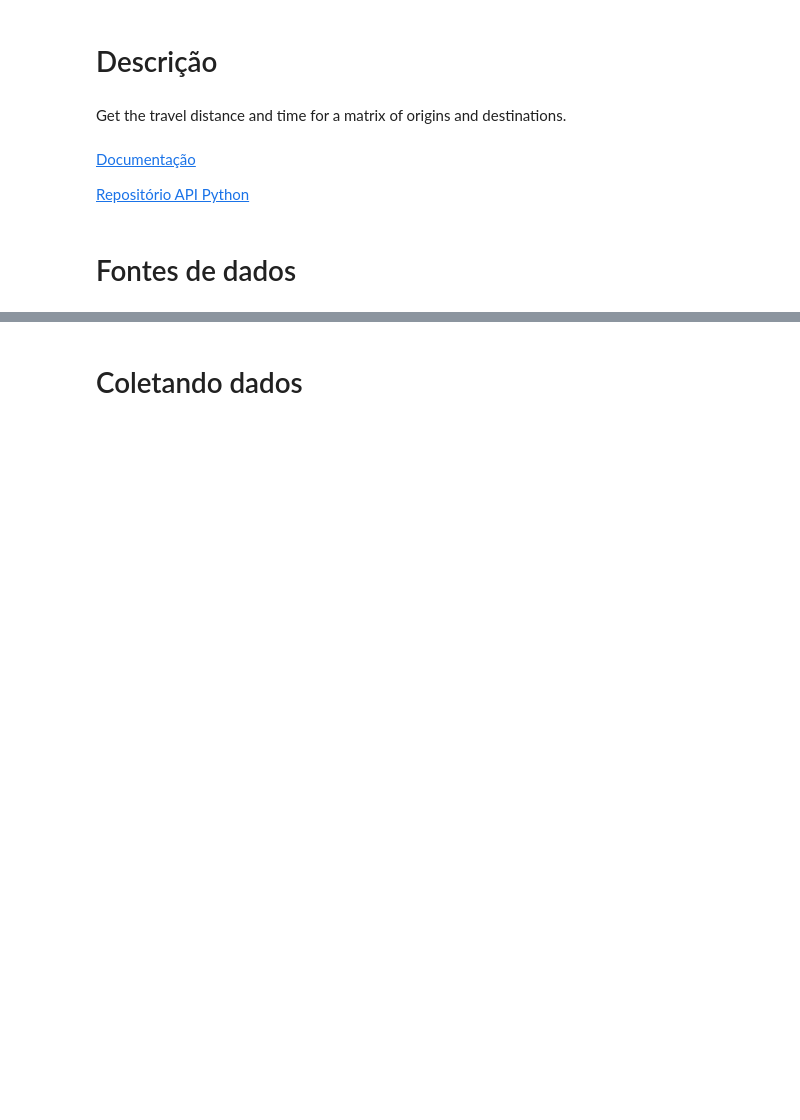
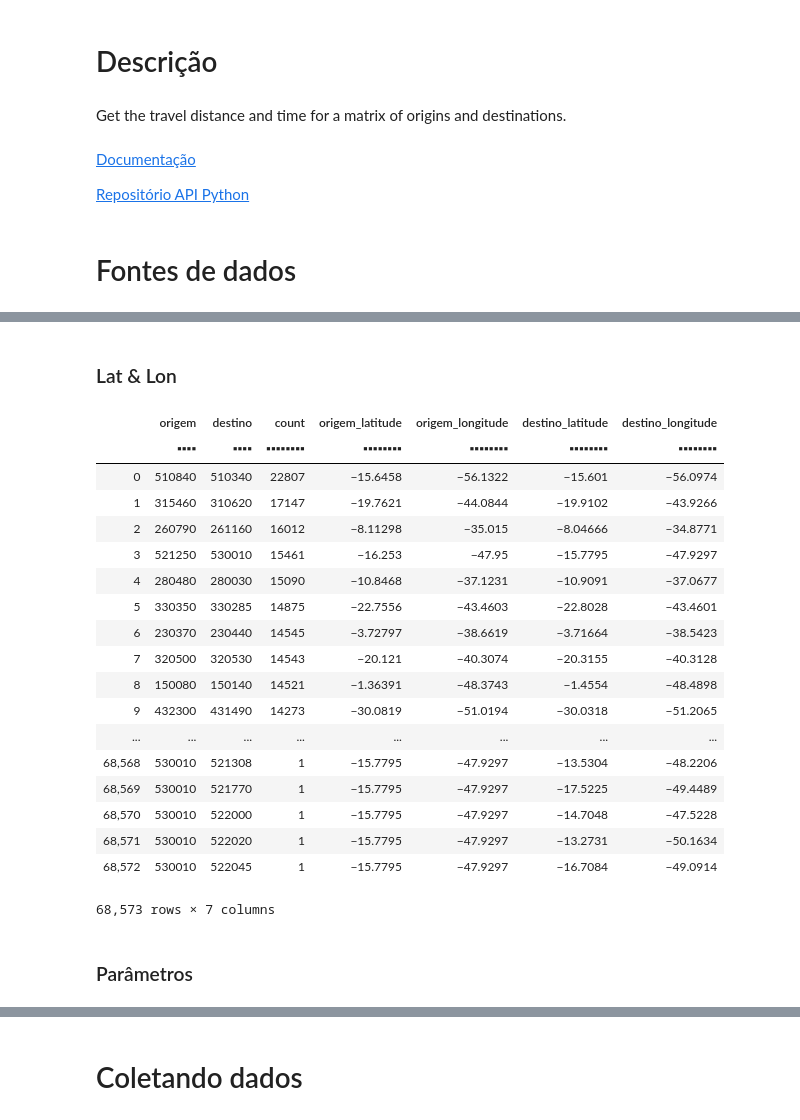
Before and after one commit to lucaslopes/gestantes, a Jupyter notebook: sections/database_gmaps.ipynb, the cells around one changed output, grey strips where cells are left out. Cells and saved outputs as stored; diff of their text form; code cells hidden in the pictures; blank space fills up the shorter version.

```diff
--- a/sections/database_gmaps.ipynb
+++ b/sections/database_gmaps.ipynb
@@ -74,0 +58,5 @@ df_route
+# %%
+cols_sih = {
+  'cod_municipio': 'origem',
+  'hosp_cod_municipio': 'destino',
+}
@@ -74,0 +65,10 @@ df_route
+# %%
+path_sih = get_path('SIH', 'sih.jay')
+df_sih = dt.fread(path_sih, columns=cols_sih)
+df_sih.names = cols_sih
+df_sih = df_sih[:, list(cols_sih.values())]
+df_sih = df_sih[f.origem != f.destino, :]
+df_sih['count'] = 1
+df_sih = df_sih[:, dt.sum(f.count), by('origem', 'destino')]
+df_sih = df_sih.sort(-f.count)
+df_sih
@@ -74,0 +95,2 @@ df_route
+# %% [markdown]
+### Lat & Lon
@@ -74,0 +108,28 @@ df_route
+# %%
+df_latlon_orig = get_latlon_table_by_ref(df_munic, 'origem')
+df_latlon_dest = get_latlon_table_by_ref(df_munic, 'destino')
+df_sih = df_sih[:, :, dt.join(df_latlon_orig)]
+df_sih = df_sih[:, :, dt.join(df_latlon_dest)]
+df_sih
+# %% [output]
+|  | origem | destino | count | origem_latitude | origem_longitude | destino_latitude | destino_longitude |
+|  | ▪▪▪▪ | ▪▪▪▪ | ▪▪▪▪▪▪▪▪ | ▪▪▪▪▪▪▪▪ | ▪▪▪▪▪▪▪▪ | ▪▪▪▪▪▪▪▪ | ▪▪▪▪▪▪▪▪ |
+| 0 | 510840 | 510340 | 22807 | −15.6458 | −56.1322 | −15.601 | −56.0974 |
+| 1 | 315460 | 310620 | 17147 | −19.7621 | −44.0844 | −19.9102 | −43.9266 |
+| 2 | 260790 | 261160 | 16012 | −8.11298 | −35.015 | −8.04666 | −34.8771 |
+| 3 | 521250 | 530010 | 15461 | −16.253 | −47.95 | −15.7795 | −47.9297 |
+| 4 | 280480 | 280030 | 15090 | −10.8468 | −37.1231 | −10.9091 | −37.0677 |
+| 5 | 330350 | 330285 | 14875 | −22.7556 | −43.4603 | −22.8028 | −43.4601 |
+| 6 | 230370 | 230440 | 14545 | −3.72797 | −38.6619 | −3.71664 | −38.5423 |
+| 7 | 320500 | 320530 | 14543 | −20.121 | −40.3074 | −20.3155 | −40.3128 |
+| 8 | 150080 | 150140 | 14521 | −1.36391 | −48.3743 | −1.4554 | −48.4898 |
+| 9 | 432300 | 431490 | 14273 | −30.0819 | −51.0194 | −30.0318 | −51.2065 |
+| ... | ... | ... | ... | ... | ... | ... | ... |
+| 68,568 | 530010 | 521308 | 1 | −15.7795 | −47.9297 | −13.5304 | −48.2206 |
+| 68,569 | 530010 | 521770 | 1 | −15.7795 | −47.9297 | −17.5225 | −49.4489 |
+| 68,570 | 530010 | 522000 | 1 | −15.7795 | −47.9297 | −14.7048 | −47.5228 |
+| 68,571 | 530010 | 522020 | 1 | −15.7795 | −47.9297 | −13.2731 | −50.1634 |
+| 68,572 | 530010 | 522045 | 1 | −15.7795 | −47.9297 | −16.7084 | −49.0914 |
+68,573 rows × 7 columns
+# %% [markdown]
+### Parâmetros
```
Also changed, not shown: parts of 37 cells of this notebook, 1 other file.
